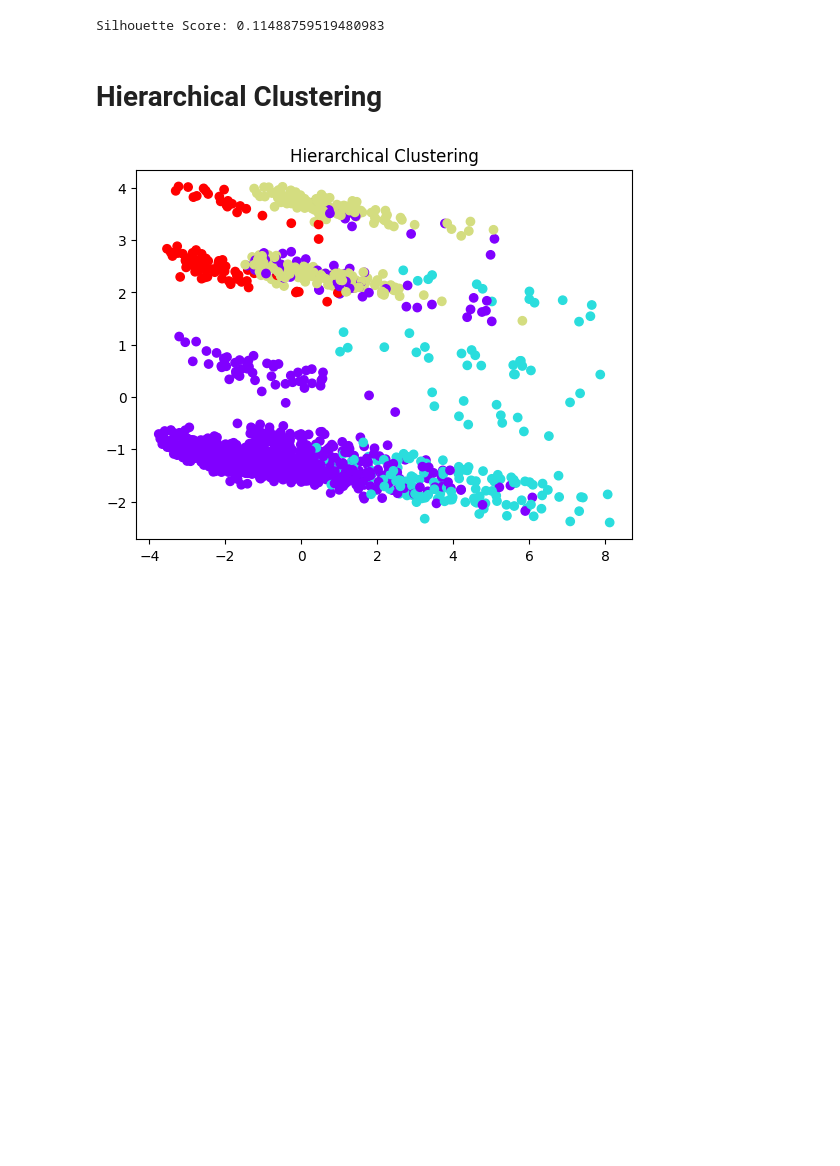
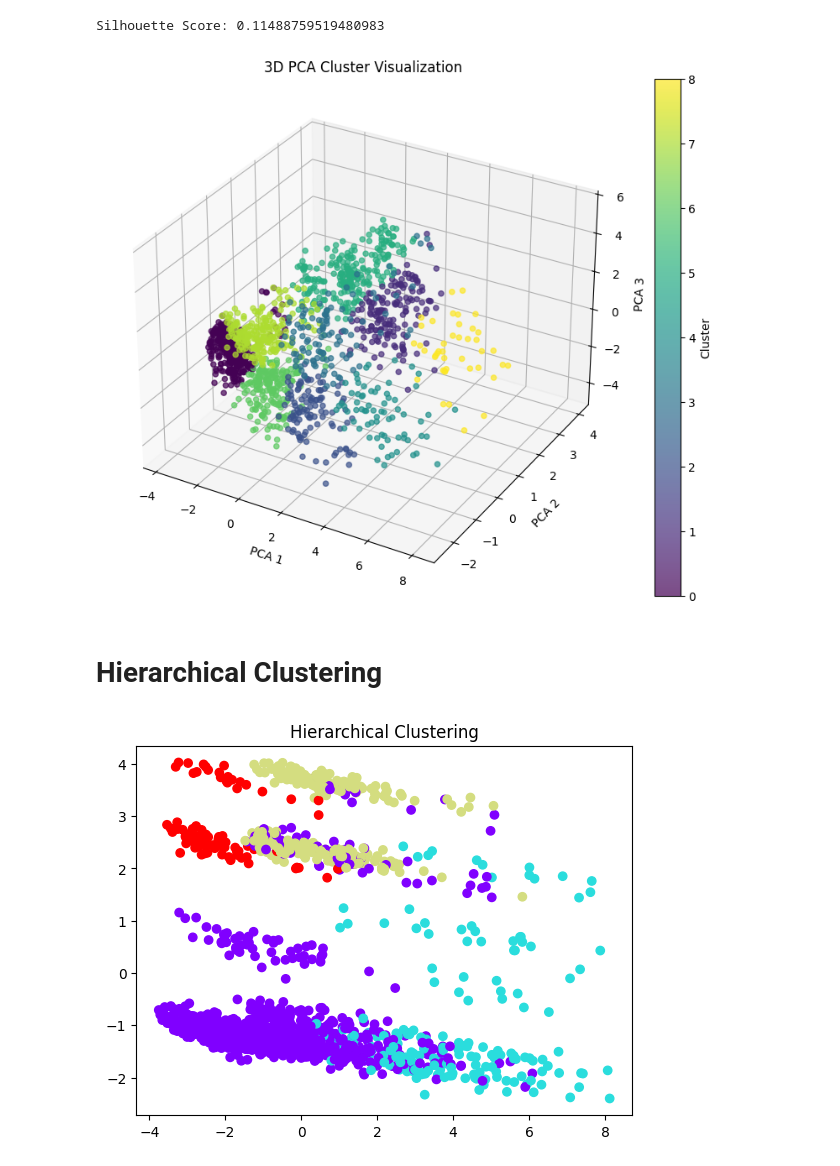
Before and after one commit to Haya-Alwizrah/Random_Forest_Algorithm, a Jupyter notebook: Unsupervised_ML/unsupervised_ml.ipynb, the cells around one changed output. Drawn from its saved outputs; the diff is of its cells as text; code cells hidden in the pictures; blank space fills up the shorter version.

```diff
--- a/Unsupervised_ML/unsupervised_ml.ipynb
+++ b/Unsupervised_ML/unsupervised_ml.ipynb
@@ -222,6 +226,35 @@ score = silhouette_score(X_pca, clusters)
 print("Silhouette Score:", score)
 # %% [output]
 Silhouette Score: 0.11488759519480983
+# %%
+pca_3d = PCA(n_components=3)
+X_pca_3d = pca_3d.fit_transform(X_scaled)
+
+kmeans = KMeans(n_clusters=9, random_state=42)
+clusters = kmeans.fit_predict(X_pca_3d)
+
+fig = plt.figure(figsize=(10, 8))
+ax = fig.add_subplot(111, projection='3d')
+
+scatter = ax.scatter(
+    X_pca_3d[:, 0],
+    X_pca_3d[:, 1],
+    X_pca_3d[:, 2],
+    c=clusters,
+    cmap='viridis',
+    s=20,
+    alpha=0.7
+)
+
+ax.set_title("3D PCA Cluster Visualization")
+ax.set_xlabel("PCA 1")
+ax.set_ylabel("PCA 2")
+ax.set_zlabel("PCA 3")
+
+plt.colorbar(scatter, label="Cluster")
+plt.show()
+# %% [output]
+[figure, added]
 # %% [markdown]
 # Hierarchical Clustering
 # %%
```
Also changed, not shown: parts of 4 cells of this notebook.
